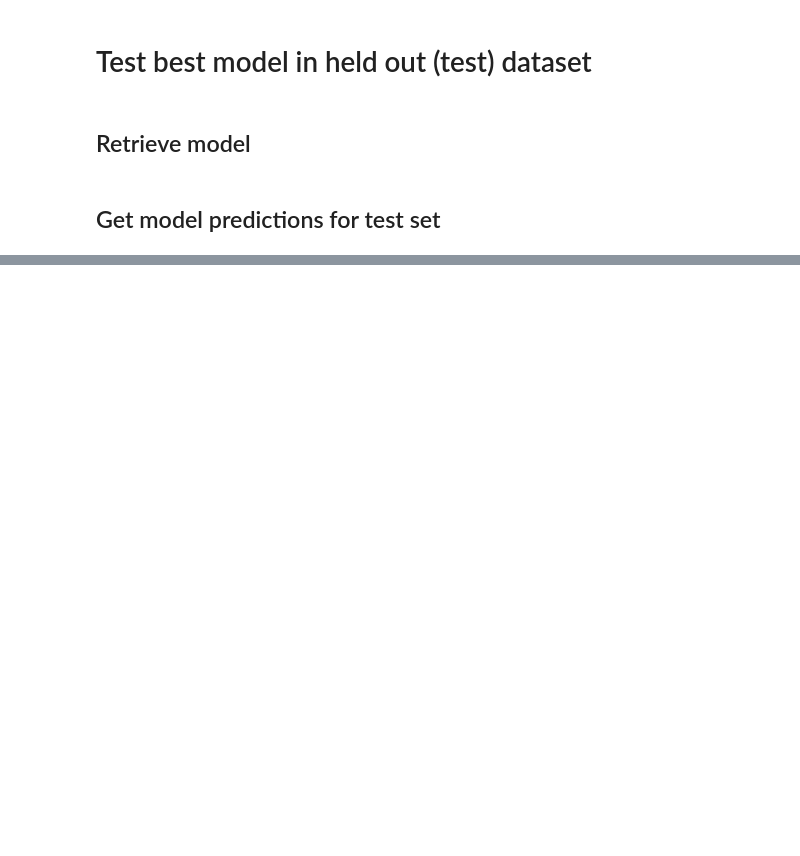
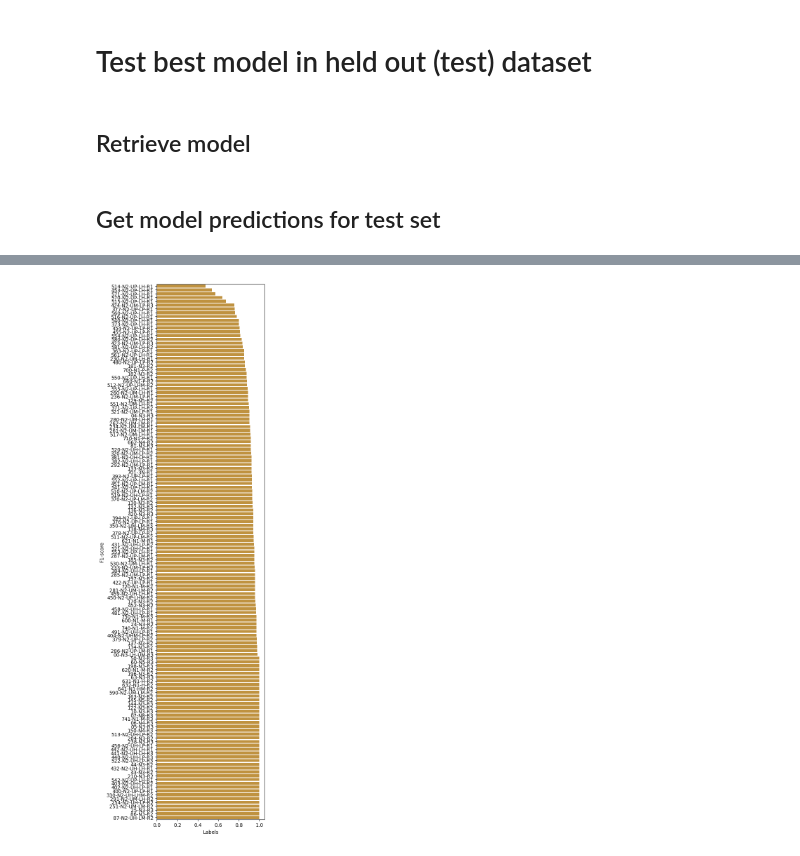
Before and after one commit to nilomr/wytham-songtype-validation, a Jupyter notebook: notebooks/4_train-model.ipynb, the cells around one changed output, grey strips where cells are left out. Saved outputs shown, nothing was run; the diff lists cells and outputs as text; code cells hidden in the pictures; blank space fills up the shorter version.

Commit message:
sync changes in remote: model training

```diff
--- a/notebooks/4_train-model.ipynb
+++ b/notebooks/4_train-model.ipynb
@@ -775,0 +661,2 @@ https://docs.neptune.ai/usage/best_practices/#configuring-your-credentials
+# %%
+predictions = trainer.predict(best_model, dm)
@@ -775,0 +725,18 @@ https://docs.neptune.ai/usage/best_practices/#configuring-your-credentials
+# %%
+from sklearn.metrics import confusion_matrix
+
+# Get the confusion matrix
+conf_mat = confusion_matrix(y_true, y_pred, normalize="true")
+
+# Get the labels with f1-score lower than 0.9
+labels_to_remove = [label for label in target_names if report[label]['f1-score'] > 1]
+
+# Get the indices of the labels to remove
+idx_to_remove = [target_names.index(label) for label in labels_to_remove]
+
+# Remove the rows and columns from the confusion matrix
+conf_mat = np.delete(conf_mat, idx_to_remove, axis=0)
+conf_mat = np.delete(conf_mat, idx_to_remove, axis=1)
+
+# Get the labels to keep
+labels_to_keep = [label for label in target_names if label not in labels_to_remove]
@@ -775,0 +752,26 @@ https://docs.neptune.ai/usage/best_practices/#configuring-your-credentials
+# %%
+import seaborn as sns
+import matplotlib.pyplot as plt
+
+# Get the f1-scores for the labels to remove
+f1_scores = [report[label]['f1-score'] for label in labels_to_keep]
+
+# Create a dictionary with the labels and f1-scores
+data = {'Labels': labels_to_keep, 'F1-score': f1_scores}
+
+# Create a pandas DataFrame with the data
+df = pd.DataFrame(data)
+
+# Sort the DataFrame by f1-score
+df = df.sort_values(by='F1-score')
+
+# Create the bar plot
+plt.figure(figsize=(5, 16))
+sns.barplot(y='Labels', x='F1-score', data=df, color='orange', saturation=0.5)
+plt.xticks(rotation=0)
+plt.xlabel('Labels')
+plt.ylabel('F1-score')
+plt.tight_layout()
+plt.savefig(figures_path/"top_f1.png", dpi=300)
+# %% [output]
+[figure, added]
```
Also changed, not shown: parts of 26 cells of this notebook, 8 other files.
